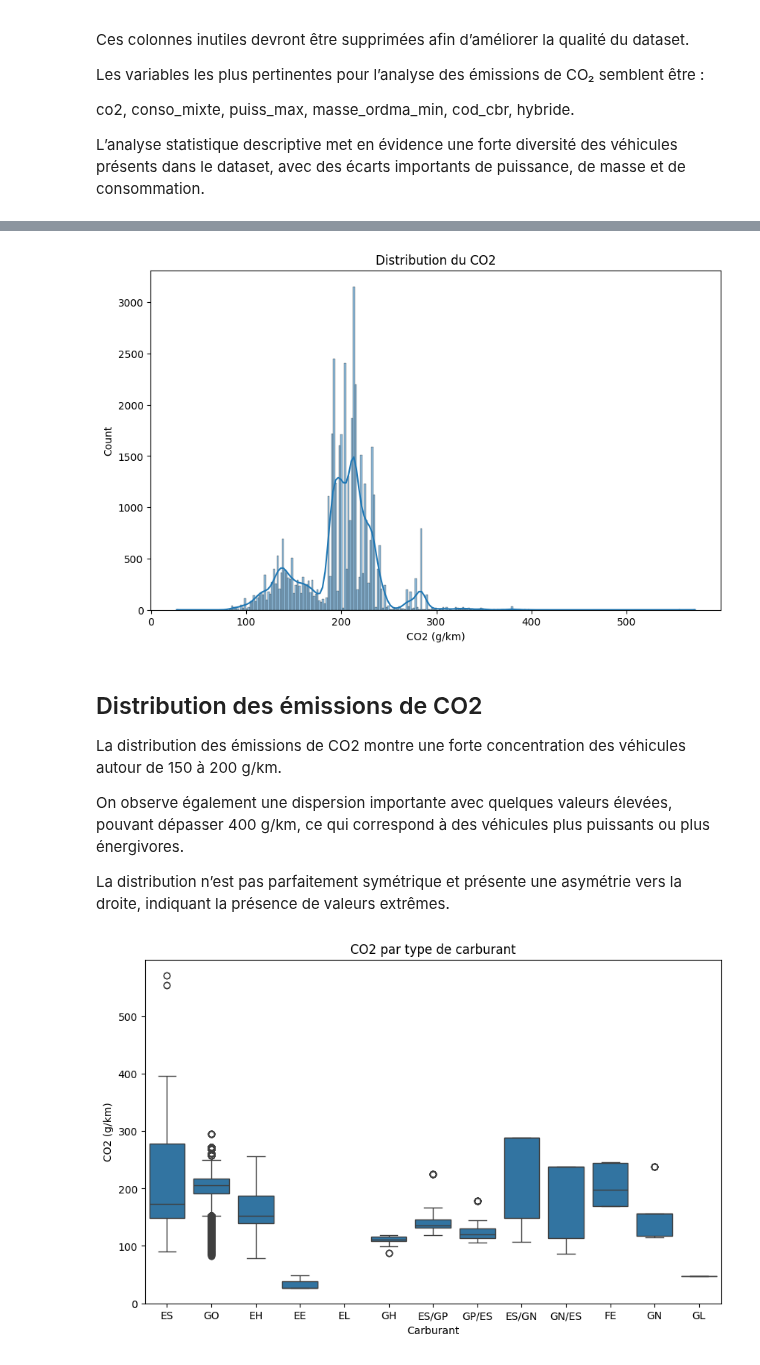
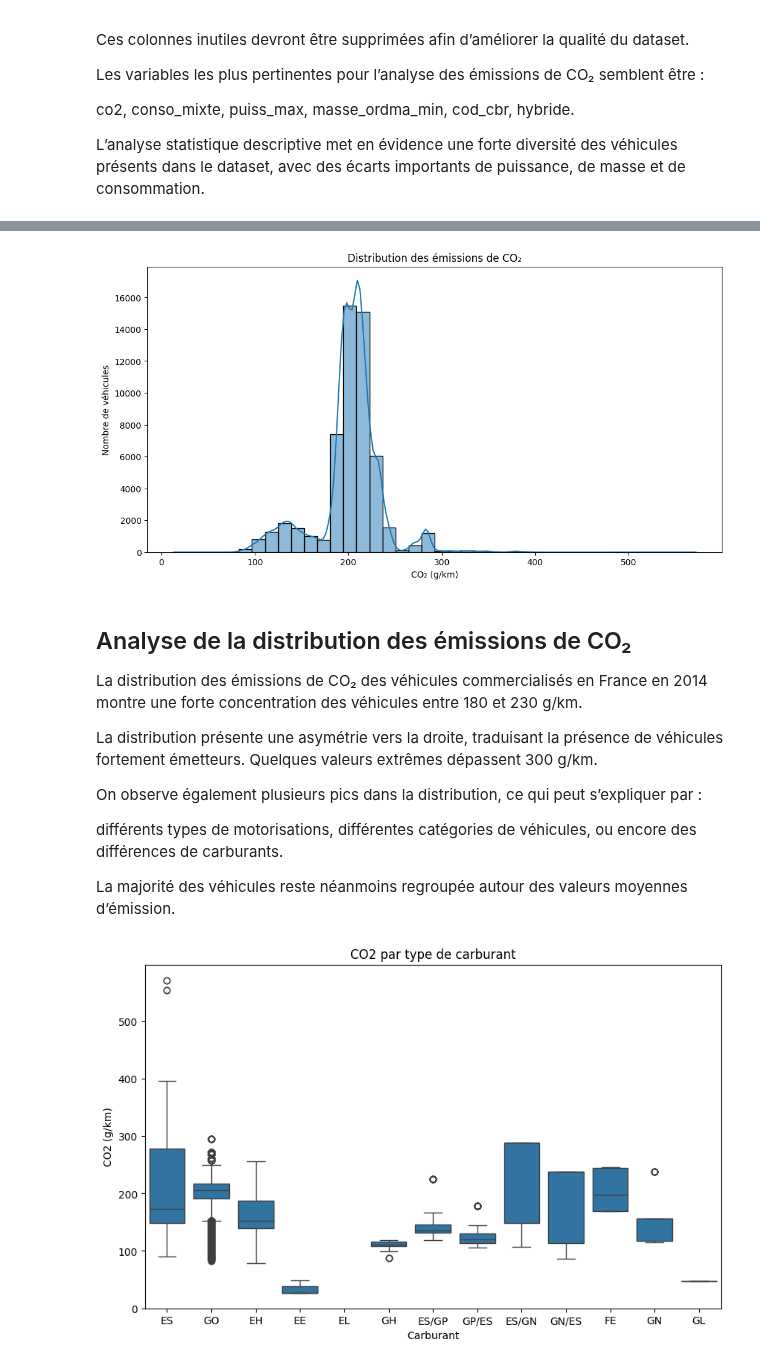
Before and after one commit to LarissaVarnakova/Projet_CO2, a Jupyter notebook: notebooks/eda_aziz.ipynb, the cells around one changed output, grey strips where cells are left out. Cells and saved outputs as stored; diff of their text form; code cells hidden in the pictures.

Commit message:
Ajout distribution CO2

```diff
--- a/notebooks/eda_aziz.ipynb
+++ b/notebooks/eda_aziz.ipynb
@@ -163,0 +168,7 @@ L’analyse statistique descriptive met en évidence une forte diversité des v
+# %%
+df_2014 = df_2014.drop(columns=[
+    'Unnamed: 26',
+    'Unnamed: 27',
+    'Unnamed: 28',
+    'Unnamed: 29'
+])
@@ -163,0 +177,14 @@ L’analyse statistique descriptive met en évidence une forte diversité des v
+# %%
+colonnes_numeriques = [
+    'puiss_max',
+    'conso_urb',
+    'conso_exurb',
+    'conso_mixte',
+    'hc',
+    'nox',
+    'hcnox',
+    'ptcl'
+]
+
+for col in colonnes_numeriques:
+    df_2014[col] = pd.to_numeric(df_2014[col], errors='coerce')
@@ -164,18 +230,29 @@ L’analyse statistique descriptive met en évidence une forte diversité des v
 # %%
-plt.figure(figsize=(10,6))
-sns.histplot(df_2013["CO2 (g/km)"], kde=True)
-plt.title("Distribution du CO2")
+plt.figure(figsize=(12,6))
+
+sns.histplot(df_2014['co2'], bins=40, kde=True)
+
+plt.title("Distribution des émissions de CO₂")
+plt.xlabel("CO₂ (g/km)")
+plt.ylabel("Nombre de véhicules")
+
 plt.show()
 # %% [output]
-[figure, old version]
+[figure, new version]
 # %% [markdown]
-## Distribution des émissions de CO2
+## Analyse de la distribution des émissions de CO₂
 
-La distribution des émissions de CO2 montre une forte concentration des véhicules autour de 150 à 200 g/km.
+La distribution des émissions de CO₂ des véhicules commercialisés en France en 2014 montre une forte concentration des véhicules entre 180 et 230 g/km.
 
-On observe également une dispersion importante avec quelques valeurs élevées, pouvant dépasser 400 g/km, ce qui correspond à des véhicules plus puissants ou plus énergivores.
+La distribution présente une asymétrie vers la droite, traduisant la présence de véhicules fortement émetteurs. Quelques valeurs extrêmes dépassent 300 g/km.
 
-La distribution n’est pas parfaitement symétrique et présente une asymétrie vers la droite, indiquant la présence de valeurs extrêmes.
+On observe également plusieurs pics dans la distribution, ce qui peut s’expliquer par :
+
+différents types de motorisations,
+différentes catégories de véhicules,
+ou encore des différences de carburants.
+
+La majorité des véhicules reste néanmoins regroupée autour des valeurs moyennes d’émission.
 # %%
 plt.figure(figsize=(10,6))
 sns.boxplot(x="Carburant", y="CO2 (g/km)", data=df_2013)
```
Also changed, not shown: parts of 8 cells of this notebook.
